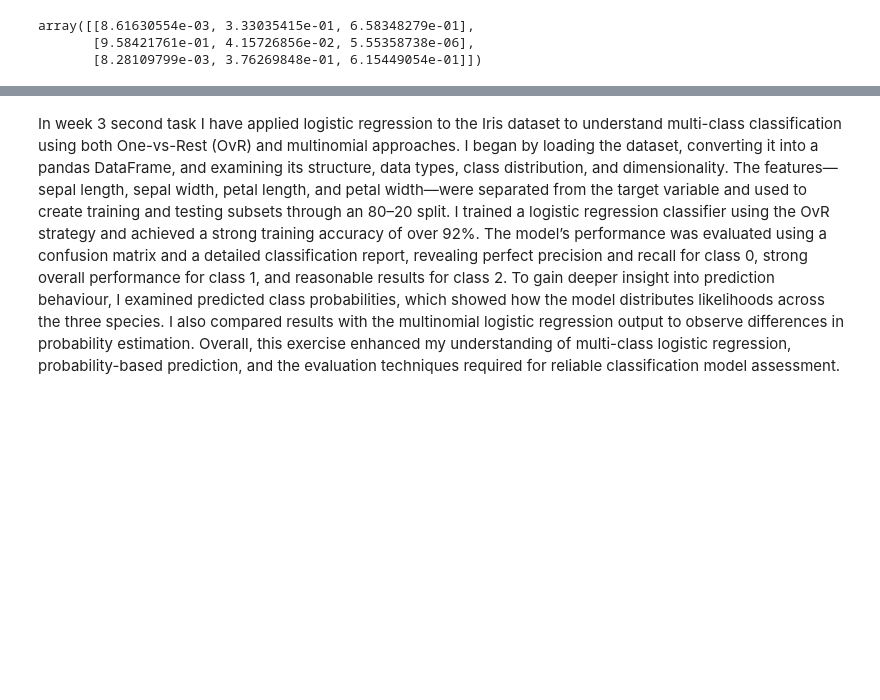
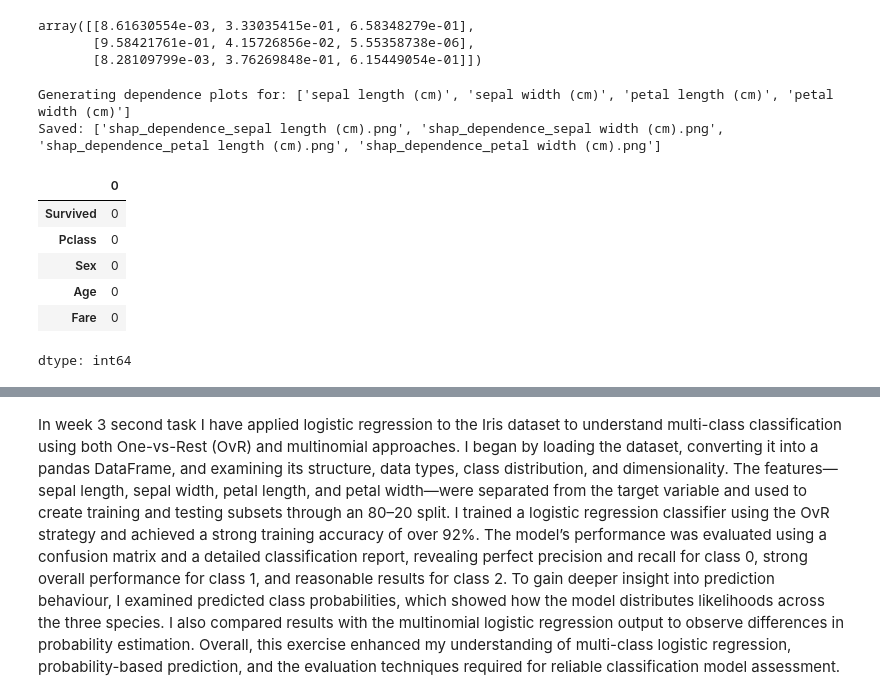
Before and after one commit to Abhijeet3407/Artifical-Inteligence, a Jupyter notebook: Week-3.2.ipynb, the cells around one changed output, grey strips where cells are left out. Drawn from its saved outputs; the diff is of its cells as text; code cells hidden in the pictures; blank space fills up the shorter version.

```diff
--- a/Week-3.2.ipynb
+++ b/Week-3.2.ipynb
@@ -159,3 +159,75 @@ logreg.predict_proba(X_test)[:3]
 array([[8.61630554e-03, 3.33035415e-01, 6.58348279e-01],
        [9.58421761e-01, 4.15726856e-02, 5.55358738e-06],
        [8.28109799e-03, 3.76269848e-01, 6.15449054e-01]])
+# %%
+import pandas as pd
+import matplotlib.pyplot as plt
+from sklearn.datasets import load_iris
+from sklearn.model_selection import train_test_split
+from sklearn.linear_model import LogisticRegression
+import shap
+
+# Load iris dataset (from UlWqG240fkb9)
+iris = load_iris()
+
+# Convert the iris dataset to a pandas dataframe (from 1biccI43fn6Q)
+df = pd.DataFrame(iris.data, columns=iris.feature_names)
+# Add the target variable to the dataframe
+df['target'] = iris.target
+
+# Separate features and the target (from eG1pt78lfrlC)
+X = df.loc[:, ['sepal length (cm)', 'sepal width (cm)', 'petal length (cm)', 'petal width (cm)']]
+Y = df['target']
+
+X_train, X_test, y_train, y_test = train_test_split(X, Y, test_size=0.25, random_state=16)
+
+# Train the Logistic Regression model (copied from bf1gcJ4If0v5)
+logreg = LogisticRegression(multi_class='ovr', solver='liblinear') # Added solver for FutureWarning
+logreg.fit(X_train, y_train)
+
+# Initialize SHAP explainer and compute SHAP values
+explainer = shap.Explainer(logreg, X_train)
+shap_values = explainer(X_test)
+
+preferred_dep = ["BMI", "Insulin", "BloodPressure", "Age", "Pregnancies"]
+selected = [f for f in preferred_dep if f in X_test.columns]
+if len(selected) < 4:
+    selected += [c for c in X_test.columns if c not in selected]
+selected = selected[:4]  # take top 4
+
+print("Generating dependence plots for:", selected)
+for feature in selected:
+    # Pass the SHAP values for a specific output index (e.g., 0 for the first class)
+    # The .values attribute of shap_values is a 3D array (samples, features, outputs)
+    shap.dependence_plot(
+        feature, shap_values.values[:, :, 0], X_test, feature_names=X_test.columns.tolist(), show=False
+    )
+    plt.savefig(f"shap_dependence_{feature}.png", bbox_inches="tight")
+    plt.close()
+
+print("Saved:", [f"shap_dependence_{f}.png" for f in selected])
+# %% [output]
+Generating dependence plots for: ['sepal length (cm)', 'sepal width (cm)', 'petal length (cm)', 'petal width (cm)']
+Saved: ['shap_dependence_sepal length (cm).png', 'shap_dependence_sepal width (cm).png', 'shap_dependence_petal length (cm).png', 'shap_dependence_petal width (cm).png']
+# %%
+use = ['Survived','Pclass','Sex','Age','Fare']
+# Use the newly loaded titanic_df instead of the previous df
+df = titanic_df[use].copy()
+
+# Fill NaNs
+df['Age'] = df['Age'].fillna(df['Age'].median())
+
+# Encode categoricals
+from sklearn.preprocessing import LabelEncoder
+le_sex = LabelEncoder()
+df['Sex'] = le_sex.fit_transform(df['Sex'])         # male/female → 0/1
+
+df.isna().sum()
+# %% [output]
+|  | 0 |
+| Survived | 0 |
+| Pclass | 0 |
+| Sex | 0 |
+| Age | 0 |
+| Fare | 0 |
+dtype: int64
```
Also changed, not shown: parts of 11 cells of this notebook.
